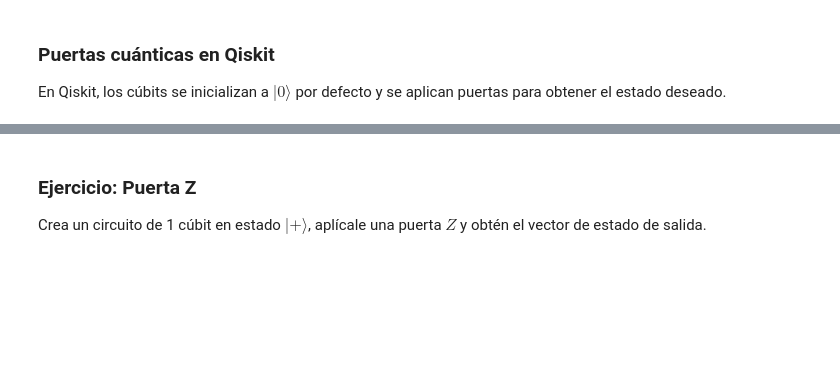
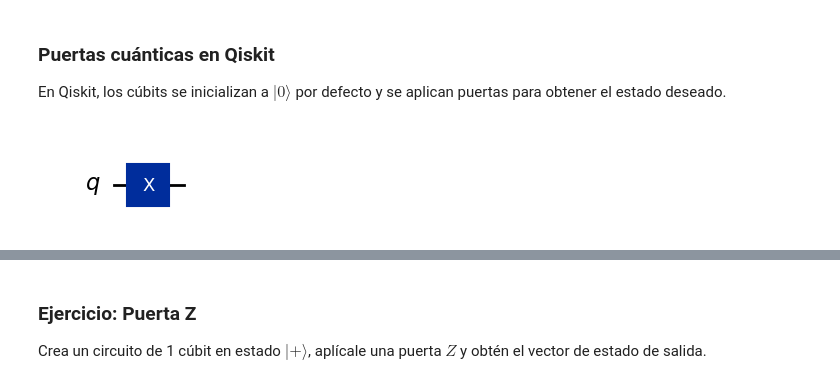
Before and after one commit to tarabelo/2024-VIU-Quantum, a Jupyter notebook: Puertas cuánticas.ipynb, the cells around one changed output, grey strips where cells are left out. Cells and saved outputs as stored; diff of their text form; code cells hidden in the pictures; blank space fills up the shorter version.

```diff
--- a/Puertas cuánticas.ipynb
+++ b/Puertas cuánticas.ipynb
@@ -269,11 +277,13 @@ En Qiskit, los cúbits se inicializan a $|0\rangle$ por defecto y se aplican pue
 # %%
 # Circuito de 1 cúbit en el estado |0> con una puerta X
 qc = QuantumCircuit(1)
 
 # Aplicamos la puerta X al cúbit
 qc.x(0)
 
-qc.draw('mpl',style="iqp")
+qc.draw('mpl')
+# %% [output]
+[figure, added]
 # %%
 # La funcion obten estado muestra el estado y la esfera de Bloch
 obten_estado(qc, "X|0\\rangle = ")
```
Also changed, not shown: parts of 32 cells of this notebook.
